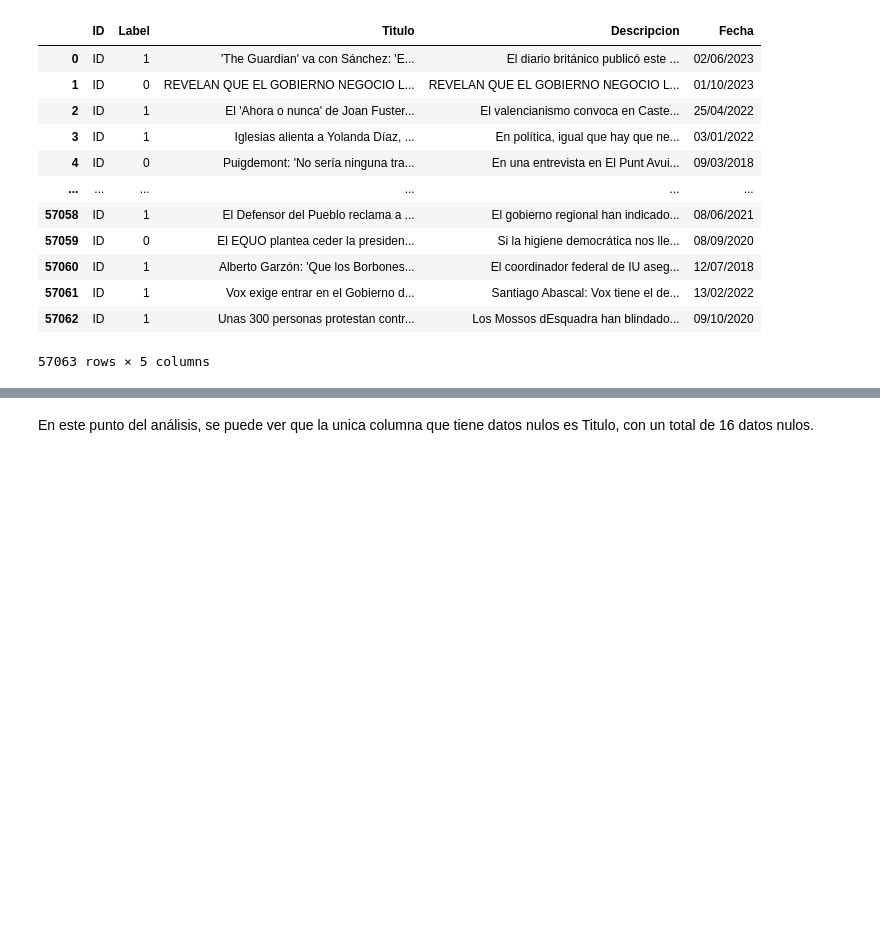
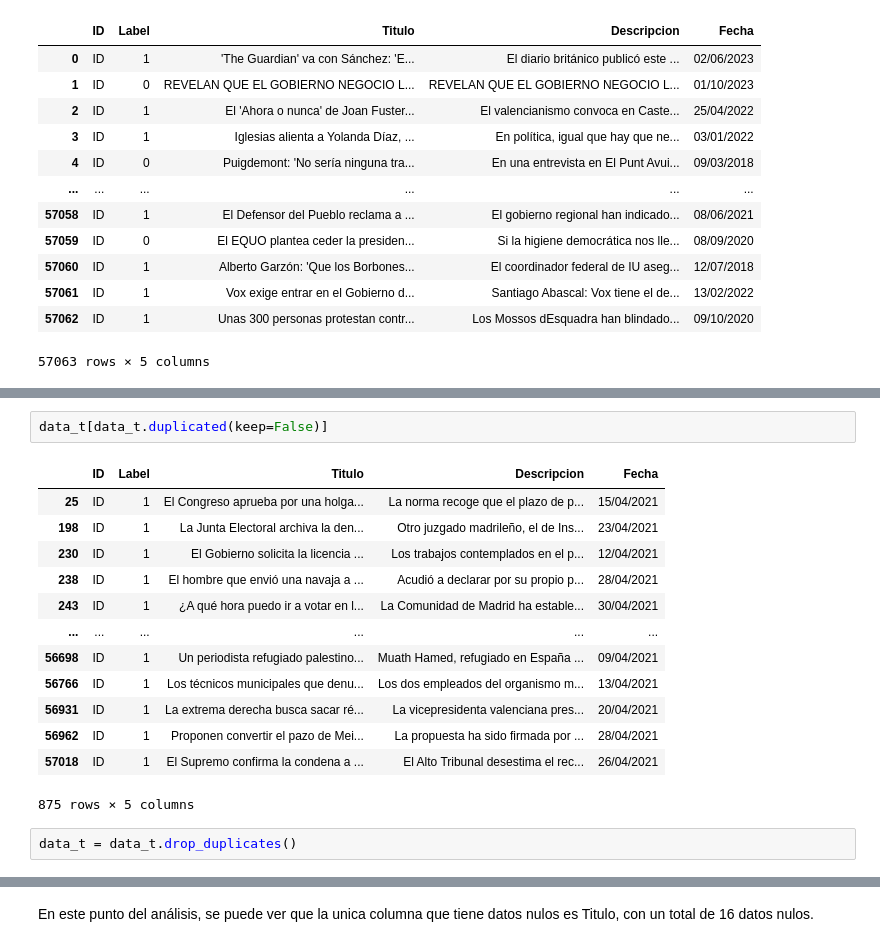
Before and after one commit to JairoFierro/Proy1, a Jupyter notebook: proyecto1.ipynb, the cells around one changed output, grey strips where cells are left out. Drawn from its saved outputs; the diff is of its cells as text; blank space fills up the shorter version.

```diff
--- a/proyecto1.ipynb
+++ b/proyecto1.ipynb
@@ -90,3 +108,21 @@ data_t
+# %%
+data_t[data_t.duplicated(keep=False)]
+# %% [output]
+|  | ID | Label | Titulo | Descripcion | Fecha |
+| 25 | ID | 1 | El Congreso aprueba por una holga... | La norma recoge que el plazo de p... | 15/04/2021 |
+| 198 | ID | 1 | La Junta Electoral archiva la den... | Otro juzgado madrileño, el de Ins... | 23/04/2021 |
+| 230 | ID | 1 | El Gobierno solicita la licencia ... | Los trabajos contemplados en el p... | 12/04/2021 |
+| 238 | ID | 1 | El hombre que envió una navaja a ... | Acudió a declarar por su propio p... | 28/04/2021 |
+| 243 | ID | 1 | ¿A qué hora puedo ir a votar en l... | La Comunidad de Madrid ha estable... | 30/04/2021 |
+| ... | ... | ... | ... | ... | ... |
+| 56698 | ID | 1 | Un periodista refugiado palestino... | Muath Hamed, refugiado en España ... | 09/04/2021 |
+| 56766 | ID | 1 | Los técnicos municipales que denu... | Los dos empleados del organismo m... | 13/04/2021 |
+| 56931 | ID | 1 | La extrema derecha busca sacar ré... | La vicepresidenta valenciana pres... | 20/04/2021 |
+| 56962 | ID | 1 | Proponen convertir el pazo de Mei... | La propuesta ha sido firmada por ... | 28/04/2021 |
+| 57018 | ID | 1 | El Supremo confirma la condena a ... | El Alto Tribunal desestima el rec... | 26/04/2021 |
+875 rows × 5 columns
+# %%
+data_t = data_t.drop_duplicates()
 # %%
 data_t.info()
 # %% [output]
```
Also changed, not shown: parts of 17 cells of this notebook.
